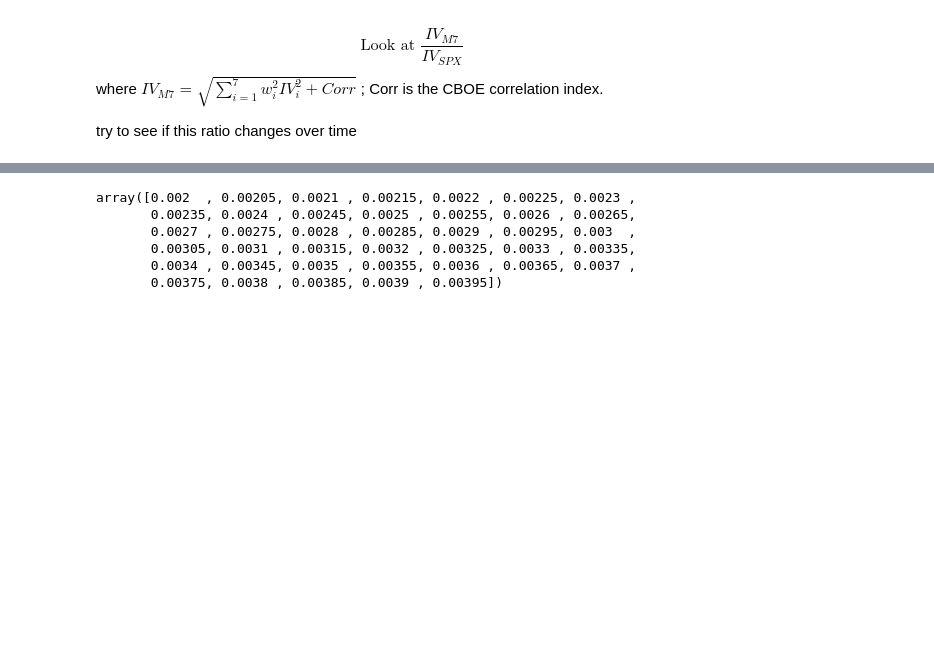
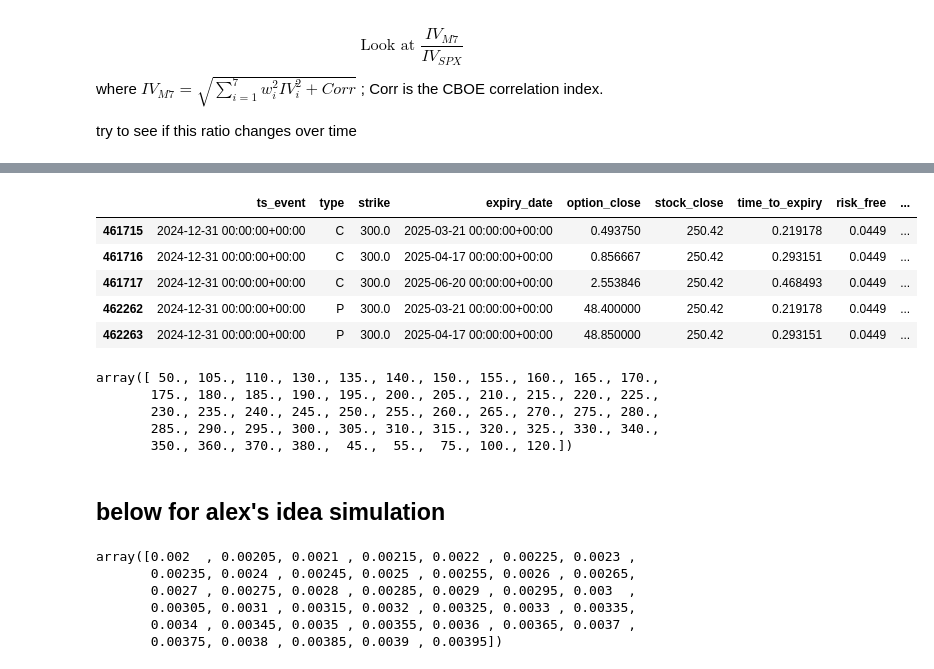
Before and after one commit to the-salty-austin/2025-iaqf-mafn, a Jupyter notebook: austin/options_iv.ipynb, the cells around one changed output, grey strips where cells are left out. Drawn from its saved outputs; the diff is of its cells as text; code cells hidden in the pictures; blank space fills up the shorter version.

```diff
--- a/austin/options_iv.ipynb
+++ b/austin/options_iv.ipynb
@@ -403,0 +424,3 @@ try to see if this ratio changes over time
+# %%
+iv_df = pd.read_csv(os.path.join(DATA_ROOT, 'option_iv', 'AAPL-iv-1d.csv'), index_col=0)
+iv_df['ts_event'] = pd.to_datetime(iv_df['ts_event'], utc=True)
@@ -404,3 +443,22 @@ try to see if this ratio changes over time
+# %%
+iv_df.loc[(iv_df['ts_event'] == '2024-12-31') & (iv_df['time_to_expiry'] >= 2/12) & (iv_df['time_to_expiry'] <= 6/12) & (iv_df['strike'] == 300)]
+# %% [output]
+|  | ts_event | type | strike | expiry_date | option_close | stock_close | time_to_expiry | risk_free | ... |
+| 461715 | 2024-12-31 00:00:00+00:00 | C | 300.0 | 2025-03-21 00:00:00+00:00 | 0.493750 | 250.42 | 0.219178 | 0.0449 | ... |
+| 461716 | 2024-12-31 00:00:00+00:00 | C | 300.0 | 2025-04-17 00:00:00+00:00 | 0.856667 | 250.42 | 0.293151 | 0.0449 | ... |
+| 461717 | 2024-12-31 00:00:00+00:00 | C | 300.0 | 2025-06-20 00:00:00+00:00 | 2.553846 | 250.42 | 0.468493 | 0.0449 | ... |
+| 462262 | 2024-12-31 00:00:00+00:00 | P | 300.0 | 2025-03-21 00:00:00+00:00 | 48.400000 | 250.42 | 0.219178 | 0.0449 | ... |
+| 462263 | 2024-12-31 00:00:00+00:00 | P | 300.0 | 2025-04-17 00:00:00+00:00 | 48.850000 | 250.42 | 0.293151 | 0.0449 | ... |
+# %%
+iv_df.loc[(iv_df['ts_event'] == '2024-12-31') & (iv_df['time_to_expiry'] >= 2/12) & (iv_df['time_to_expiry'] <= 6/12)].loc[:, 'strike'].unique()
+# %% [output]
+array([ 50., 105., 110., 130., 135., 140., 150., 155., 160., 165., 170.,
+       175., 180., 185., 190., 195., 200., 205., 210., 215., 220., 225.,
+       230., 235., 240., 245., 250., 255., 260., 265., 270., 275., 280.,
+       285., 290., 295., 300., 305., 310., 315., 320., 325., 330., 340.,
+       350., 360., 370., 380.,  45.,  55.,  75., 100., 120.])
+# %% [markdown]
+## below for alex's idea simulation
 # %%
 import numpy as np
 # %%
```
Also changed, not shown: parts of 3 cells of this notebook, 3 other files.
